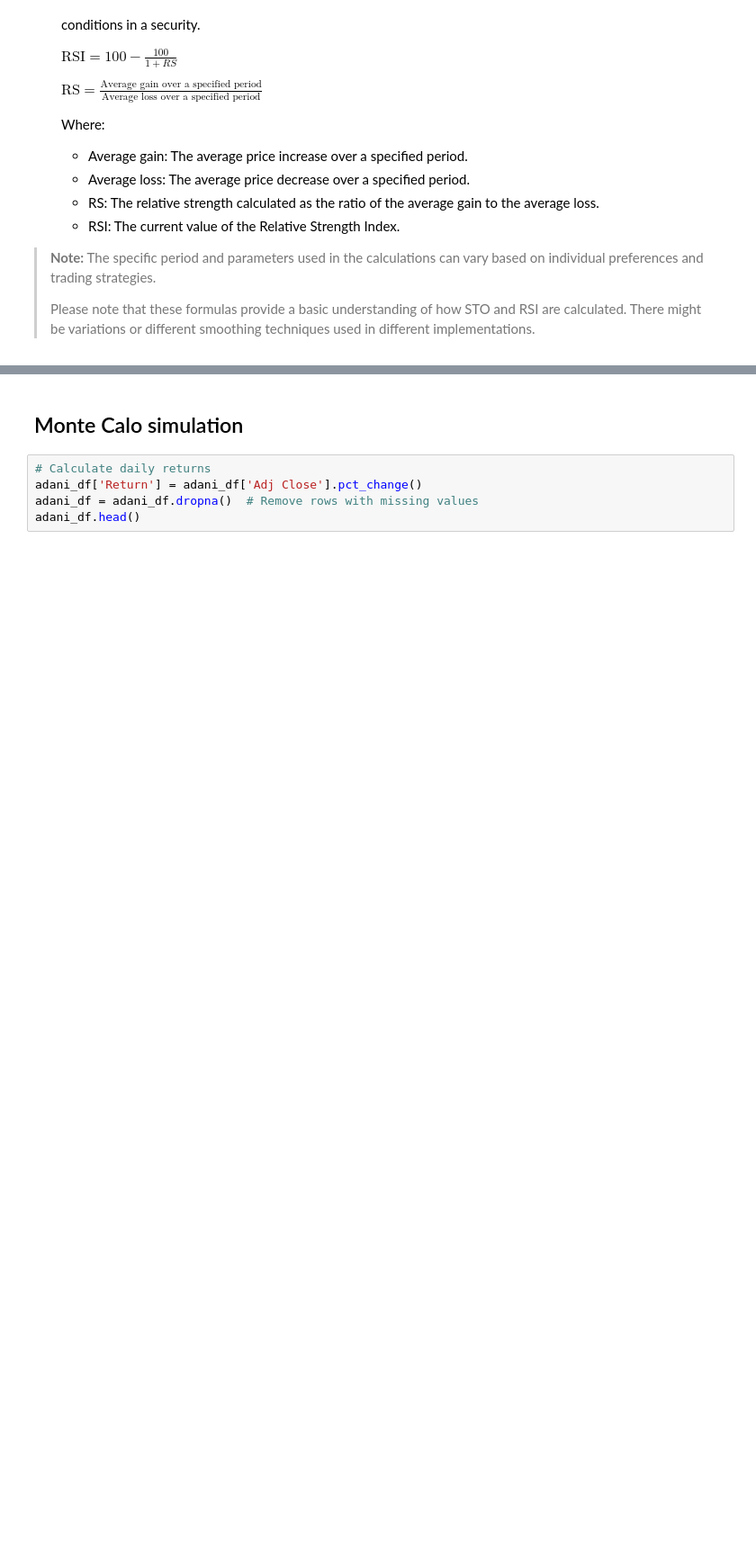
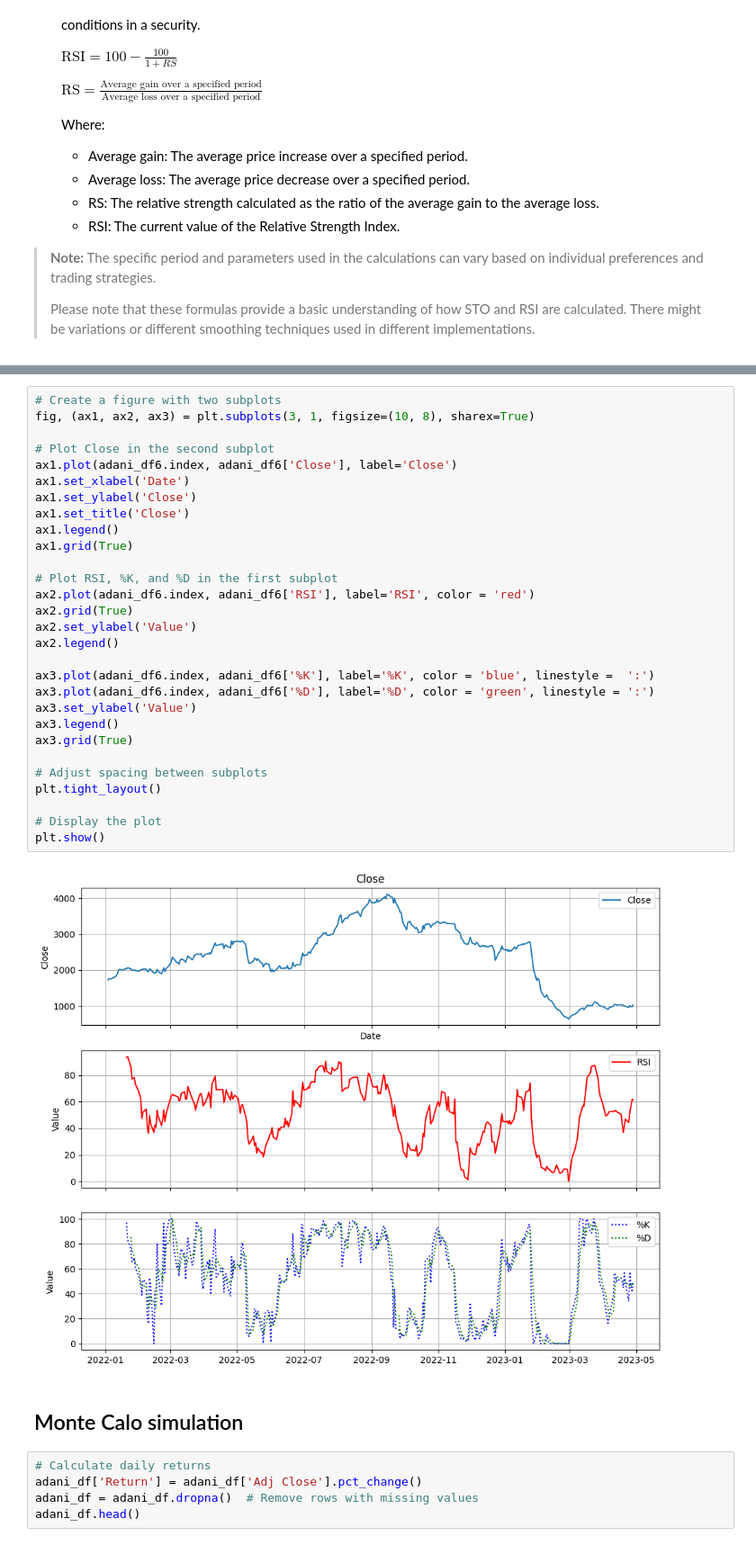
Before and after one commit to arunp77/Machine-Learning, a Jupyter notebook: Projects-ML/Monte-carlo-simulation.ipynb, the cells around one changed output, grey strips where cells are left out. Shown at 90% size. Cells and saved outputs as stored; diff of their text form; blank space fills up the shorter version.

```diff
--- a/Projects-ML/Monte-carlo-simulation.ipynb
+++ b/Projects-ML/Monte-carlo-simulation.ipynb
@@ -1256,3 +1344,34 @@ Stochastic (STO) and Relative Strength Index (RSI) are popular technical indicat
+# %%
+# Create a figure with two subplots
+fig, (ax1, ax2, ax3) = plt.subplots(3, 1, figsize=(10, 8), sharex=True)
+
+# Plot Close in the second subplot
+ax1.plot(adani_df6.index, adani_df6['Close'], label='Close')
+ax1.set_xlabel('Date')
+ax1.set_ylabel('Close')
+ax1.set_title('Close')
+ax1.legend()
+ax1.grid(True)
+
+# Plot RSI, %K, and %D in the first subplot
+ax2.plot(adani_df6.index, adani_df6['RSI'], label='RSI', color = 'red')
+ax2.grid(True)
+ax2.set_ylabel('Value')
+ax2.legend()
+
+ax3.plot(adani_df6.index, adani_df6['%K'], label='%K', color = 'blue', linestyle =  ':')
+ax3.plot(adani_df6.index, adani_df6['%D'], label='%D', color = 'green', linestyle = ':')
+ax3.set_ylabel('Value')
+ax3.legend()
+ax3.grid(True)
+
+# Adjust spacing between subplots
+plt.tight_layout()
+
+# Display the plot
+plt.show()
+# %% [output]
+[figure, added]
 # %% [markdown]
 ## Monte Calo simulation
 # %%
```
Also changed, not shown: parts of 8 cells of this notebook.
